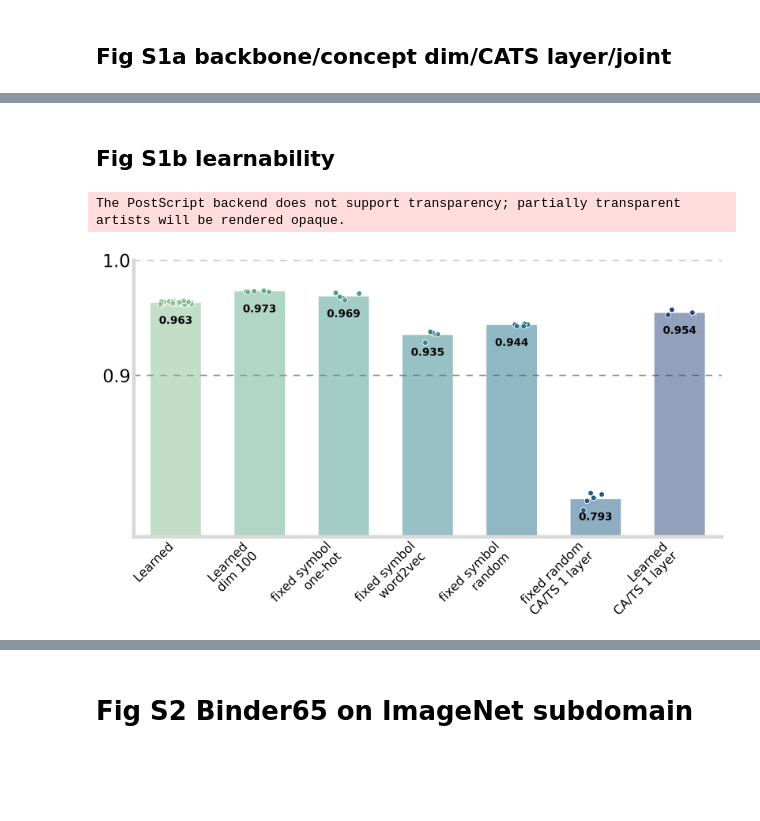
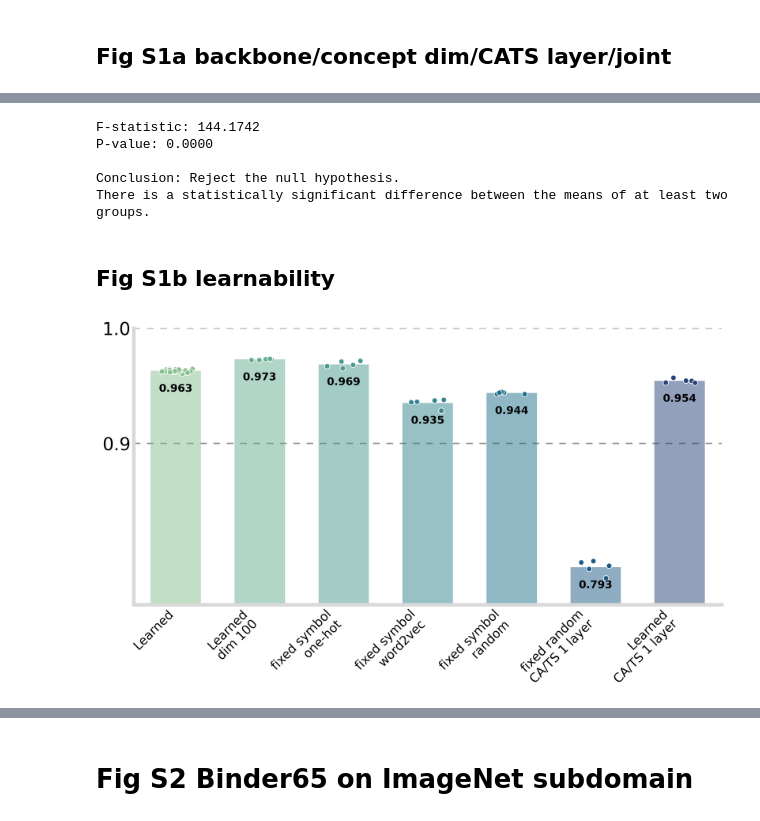
Before and after one commit to Hiroid/CATS_Net, a Jupyter notebook: B01_figures/NCS_figures.ipynb, the cells around one changed output, grey strips where cells are left out. Cells and saved outputs as stored; diff of their text form; code cells hidden in the pictures; blank space fills up the shorter version.

Commit message:
fix(reslut): Updated the statistic test of response

```diff
--- a/B01_figures/NCS_figures.ipynb
+++ b/B01_figures/NCS_figures.ipynb
@@ -2048,3 +2110,34 @@ The PostScript backend does not support transparency; partially transparent arti
+# %%
+f_statistic, p_value = st.f_oneway(
+    group2,
+    group3,
+    group4,
+    group5,
+    group6,
+    group7,
+    group8
+)
+
+# --- Step 3: Interpret the results ---
+print(f"F-statistic: {f_statistic:.4f}")
+print(f"P-value: {p_value:.4f}")
+
+# Define the significance level (alpha)
+alpha = 0.05
+
+# Make a decision based on the p-value
+if p_value < alpha:
+    print("\nConclusion: Reject the null hypothesis.")
+    print("There is a statistically significant difference between the means of at least two groups.")
+else:
+    print("\nConclusion: Fail to reject the null hypothesis.")
+    print("There is NOT enough evidence to suggest a significant difference between the means of the groups.")
+# %% [output]
+F-statistic: 144.1742
+P-value: 0.0000
+
+Conclusion: Reject the null hypothesis.
+There is a statistically significant difference between the means of at least two groups.
 # %% [markdown]
 ## Fig S1b learnability
 # %%
@@ -2115,53 +2208,52 @@ for h in HLINES:
     ax.axhline(h, color=GREY50, ls=(0, (5, 5)), alpha=0.8, zorder=0)
 
 # Customizing the axes and ticks
 ax.set_xticks(range(len(all_groups)))
 ax.set_xticklabels(group_labels, fontsize=14, rotation=45, ha='right')
 
 # Adjust plot limits
 ax.set_xlim(-0.5, len(all_groups) - 0.5)
 ax.set_ylim(0.76, 1.0)
 
 # Removes top and right spines
 ax.spines[['right', 'top']].set_visible(False)
 
 # Style left and bottom spines
 ax.spines["left"].set_color(GREY_LIGHT)
 ax.spines["left"].set_linewidth(4)
 ax.spines["bottom"].set_color(GREY_LIGHT)
 ax.spines["bottom"].set_linewidth(4)
 
 # Style ticks
 ax.tick_params(length=0) # Removes tick marks
 ax.set_yticks(HLINES)
 ax.set_yticklabels(HLINES, size=20)
 
 # Ensure layout is tight to prevent labels from being cut off
 plt.tight_layout()
 
-# Save or show the plot
-plt.savefig(
-    os.path.join(
-        project_root,
-        "B01_figures",
-        "outputs",
-        "fig_s1b.eps"
-    ),
-    format="eps",
-    bbox_inches='tight'
-)
-plt.savefig(
-    os.path.join(
-        project_root,
-        "B01_figures",
-        "outputs",
-        "fig_s1b.png"
-    ),
-    format="png",
-    bbox_inches='tight'
-)
+# # Save or show the plot
+# plt.savefig(
+#     os.path.join(
+#         project_root,
+#         "B01_figures",
+#         "outputs",
+#         "fig_s1b.eps"
+#     ),
+#     format="eps",
+#     bbox_inches='tight'
+# )
+# plt.savefig(
+#     os.path.join(
+#         project_root,
+#         "B01_figures",
+#         "outputs",
+#         "fig_s1b.png"
+#     ),
+#     format="png",
+#     bbox_inches='tight'
+# )
 
 plt.show()
 # %% [output]
-The PostScript backend does not support transparency; partially transparent artists will be rendered opaque.
-[figure, old version]
+[figure, new version]
```
Also changed, not shown: parts of 9 cells of this notebook.
